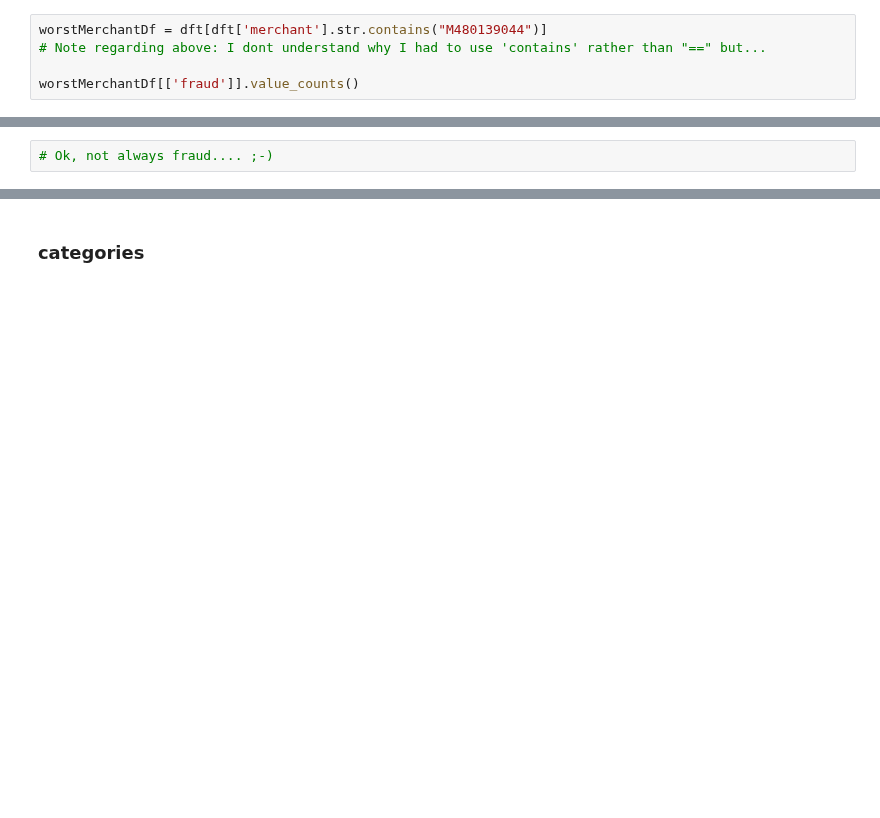
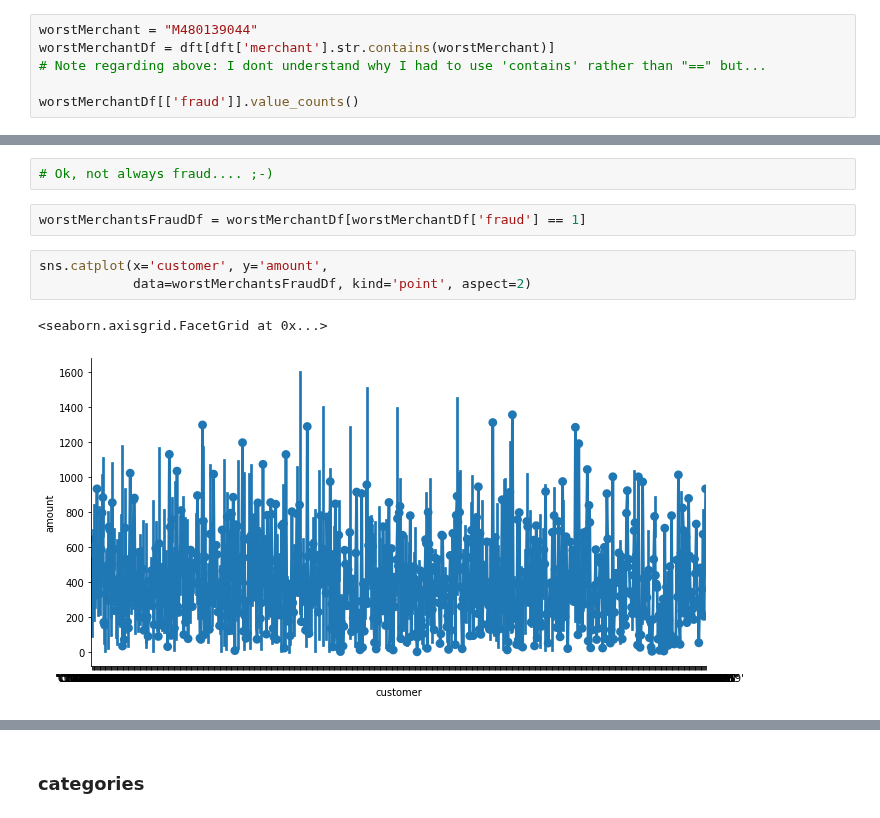
Before and after one commit to Maitha-mo/sampleGuys_final-project_dsml2021, a Jupyter notebook: fraudDetection_hergen.ipynb, the cells around one changed output, grey strips where cells are left out. Saved outputs shown, nothing was run; the diff lists cells and outputs as text; blank space fills up the shorter version.

```diff
--- a/fraudDetection_hergen.ipynb
+++ b/fraudDetection_hergen.ipynb
@@ -464,7 +464,8 @@ merchant
 'M3697346'        290
 dtype: int64
 # %%
-worstMerchantDf = dft[dft['merchant'].str.contains("M480139044")]
+worstMerchant = "M480139044"
+worstMerchantDf = dft[dft['merchant'].str.contains(worstMerchant)]
 # Note regarding above: I dont understand why I had to use 'contains' rather than "==" but...
 
 worstMerchantDf[['fraud']].value_counts()
@@ -475,3 +476,11 @@ fraud
 dtype: int64
 # %%
 # Ok, not always fraud.... ;-)
+# %%
+worstMerchantsFraudDf = worstMerchantDf[worstMerchantDf['fraud'] == 1]
+# %%
+sns.catplot(x='customer', y='amount',
+            data=worstMerchantsFraudDf, kind='point', aspect=2)
+# %% [output]
+<seaborn.axisgrid.FacetGrid at 0x...>
+[figure, added]
```
Also changed, not shown: parts of 13 cells of this notebook.
